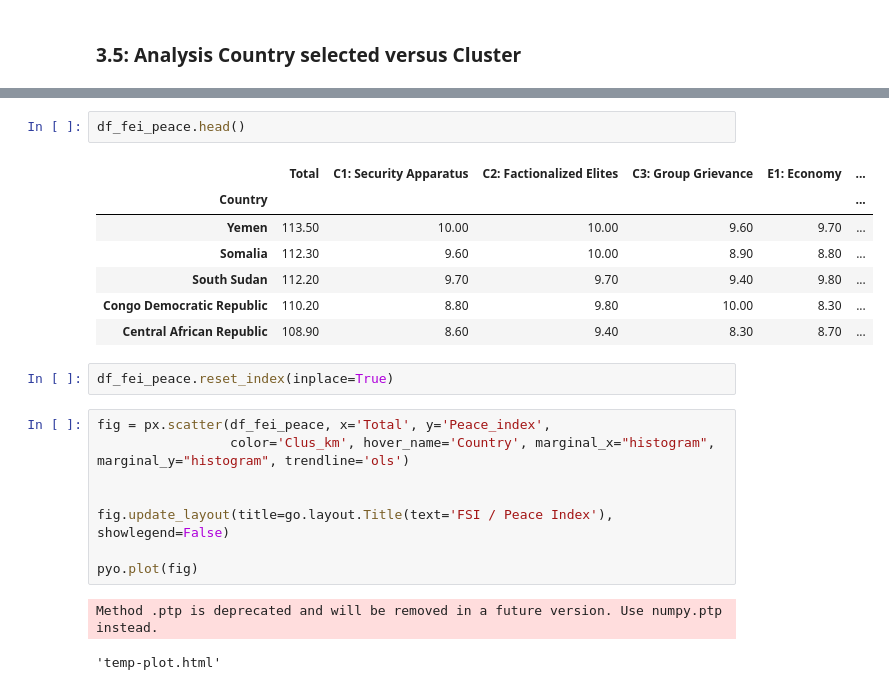
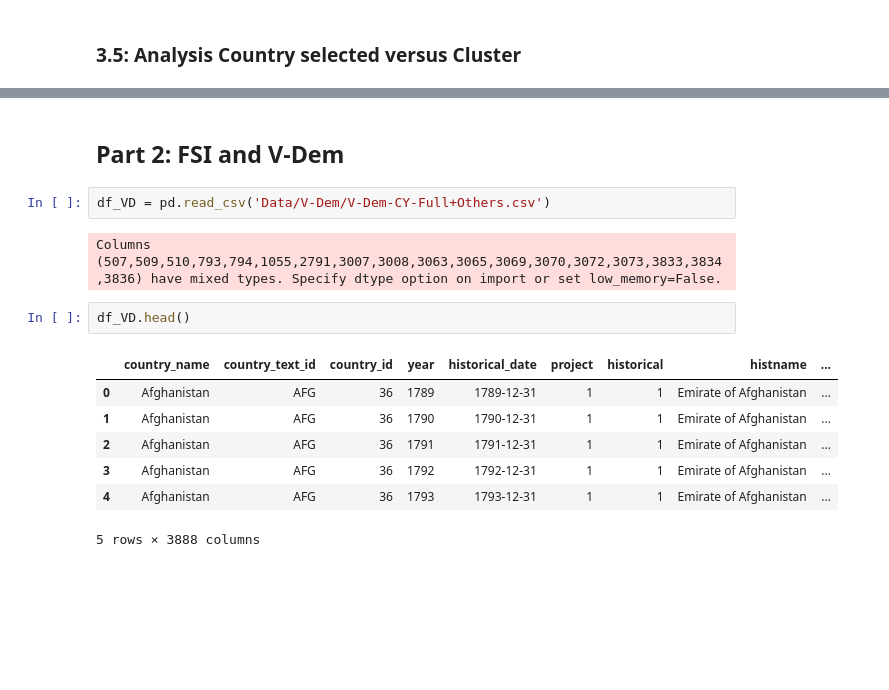
Before and after one commit to lombardidiego/Fragile_States, a Jupyter notebook: State_Fragile_Index.ipynb, the cells around one changed output, grey strips where cells are left out. Cells and saved outputs as stored; diff of their text form; blank space fills up the shorter version.

Commit message:
Update: add the Democracy Index

```diff
--- a/State_Fragile_Index.ipynb
+++ b/State_Fragile_Index.ipynb
@@ -312,23 +388,16 @@ df_fei_peace = pd.merge(dff_year, df_peace, left_index=True, right_index=True)
+# %% [markdown]
+## Part 2: FSI and V-Dem
+# %%
+df_VD = pd.read_csv('Data/V-Dem/V-Dem-CY-Full+Others.csv')
+# %% [output]
+Columns (507,509,510,793,794,1055,2791,3007,3008,3063,3065,3069,3070,3072,3073,3833,3834,3836) have mixed types. Specify dtype option on import or set low_memory=False.
 # %%
-df_fei_peace.head()
+df_VD.head()
 # %% [output]
-|  | Total | C1: Security Apparatus | C2: Factionalized Elites | C3: Group Grievance | E1: Economy | ... |
-| Country |  |  |  |  |  | ... |
-| Yemen | 113.50 | 10.00 | 10.00 | 9.60 | 9.70 | ... |
-| Somalia | 112.30 | 9.60 | 10.00 | 8.90 | 8.80 | ... |
-| South Sudan | 112.20 | 9.70 | 9.70 | 9.40 | 9.80 | ... |
-| Congo Democratic Republic | 110.20 | 8.80 | 9.80 | 10.00 | 8.30 | ... |
-| Central African Republic | 108.90 | 8.60 | 9.40 | 8.30 | 8.70 | ... |
+|  | country_name | country_text_id | country_id | year | historical_date | project | historical | histname | ... |
+| 0 | Afghanistan | AFG | 36 | 1789 | 1789-12-31 | 1 | 1 | Emirate of Afghanistan | ... |
+| 1 | Afghanistan | AFG | 36 | 1790 | 1790-12-31 | 1 | 1 | Emirate of Afghanistan | ... |
+| 2 | Afghanistan | AFG | 36 | 1791 | 1791-12-31 | 1 | 1 | Emirate of Afghanistan | ... |
+| 3 | Afghanistan | AFG | 36 | 1792 | 1792-12-31 | 1 | 1 | Emirate of Afghanistan | ... |
+| 4 | Afghanistan | AFG | 36 | 1793 | 1793-12-31 | 1 | 1 | Emirate of Afghanistan | ... |
+5 rows × 3888 columns
-# %%
-df_fei_peace.reset_index(inplace=True)
-# %%
-fig = px.scatter(df_fei_peace, x='Total', y='Peace_index',
-                 color='Clus_km', hover_name='Country', marginal_x="histogram", marginal_y="histogram", trendline='ols')
-
-
-fig.update_layout(title=go.layout.Title(text='FSI / Peace Index'), showlegend=False)
-
-pyo.plot(fig)
-# %% [output]
-Method .ptp is deprecated and will be removed in a future version. Use numpy.ptp instead.
-'temp-plot.html'
```
Also changed, not shown: parts of 37 cells of this notebook.
